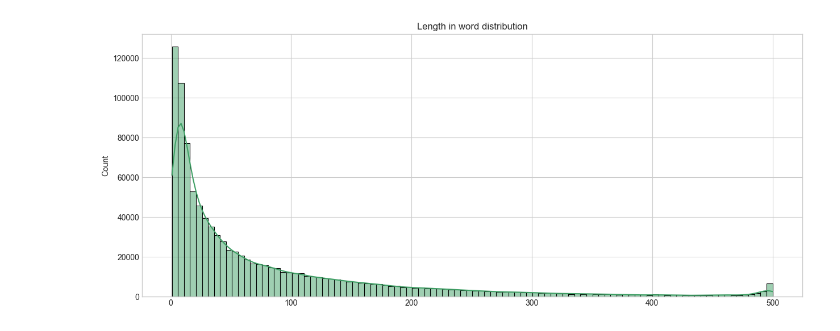
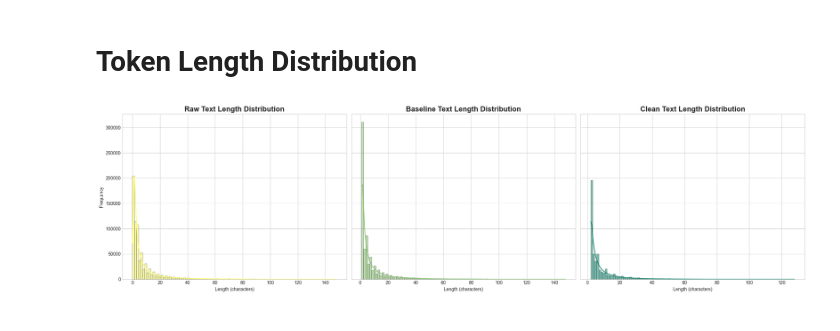
Before and after one commit to rafli-1729/tokopedia-user-reviews-insights, a Jupyter notebook: notebooks/03_eda.ipynb, the cells around one changed output. Saved outputs shown, nothing was run; the diff lists cells and outputs as text; code cells hidden in the pictures.

Commit message:
take a notes for some noise from exploration

```diff
--- a/notebooks/03_eda.ipynb
+++ b/notebooks/03_eda.ipynb
@@ -5,4 +5,9 @@ This notebook contains exploration of 4 data, raw, light cleaning, hard cleaning
 # %%
+# Directory alignment and module update
+import sys
+import importlib
+sys.path.append("..")
+
 # Ignore warning
 from warnings import filterwarnings
 filterwarnings('ignore')
@@ -17,9 +22,27 @@ import seaborn as sns
 from matplotlib.ticker import ScalarFormatter
 import matplotlib.cm as cm
 
+# Visualization
+import src.exploration as explore
+
+# Reload shortcut
+def r(module=explore):
+    importlib.reload(module)
+
 # Defaults
 pd.set_option('display.max_colwidth', None)
 plt.style.use('seaborn-v0_8-whitegrid')
 
+cmap = cm.get_cmap("summer")
+arr = np.array([1, 2, 3, 4, 5])
+
+norm = (arr - arr.min()) / (arr.max() - arr.min())
+pie_colors = [cmap(v) for v in norm][::-1]
+
+formatter = ScalarFormatter(useMathText=True)
+formatter.set_powerlimits((-2, 3))
+
 RAW_PATH = '../data/raw/review.csv'
+BASELINE_PATH = '../data/baseline/review.csv'
+CLEAN_PATH = '../data/clean/review.csv'
 # %% [markdown]
@@ -29,4 +52,9 @@ To see the original pattern of data that has been scraped before, we'll explore
 # %%
-raw_df = pd.read_csv(RAW_PATH)
-raw_df.head()
+df_raw = pd.read_csv(RAW_PATH)
+df_baseline = pd.read_csv(BASELINE_PATH)
+df_clean = pd.read_csv(CLEAN_PATH)
+
+print("Raw shape      :", df_raw.shape)
+print("Baseline shape :", df_baseline.shape)
+print("Clean shape    :", df_clean.shape)
 # %% [output]
@@ -116,9 +92,12 @@ plt.show()
+# %% [markdown]
+# **Token Length Distribution**
 # %%
-length = [len(str(sentence)) for sentence in raw_df.text]
+datasets = [
+    ("Raw", df_raw.token_len, pie_colors[0]),
+    ("Baseline", df_baseline.token_len, pie_colors[2]),
+    ("Clean", df_clean.token_len, pie_colors[4]),
+]
 
-plt.figure(figsize=(15,6))
-sns.histplot(length, bins=100, kde=True, edgecolor='black', color=pie_colors[3])
-plt.title('Length in word distribution')
-plt.show()
+explore.compare_length_distribution(datasets)
 # %% [output]
-[figure, old version]
+[figure, new version]
```
Also changed, not shown: parts of 15 cells of this notebook.
